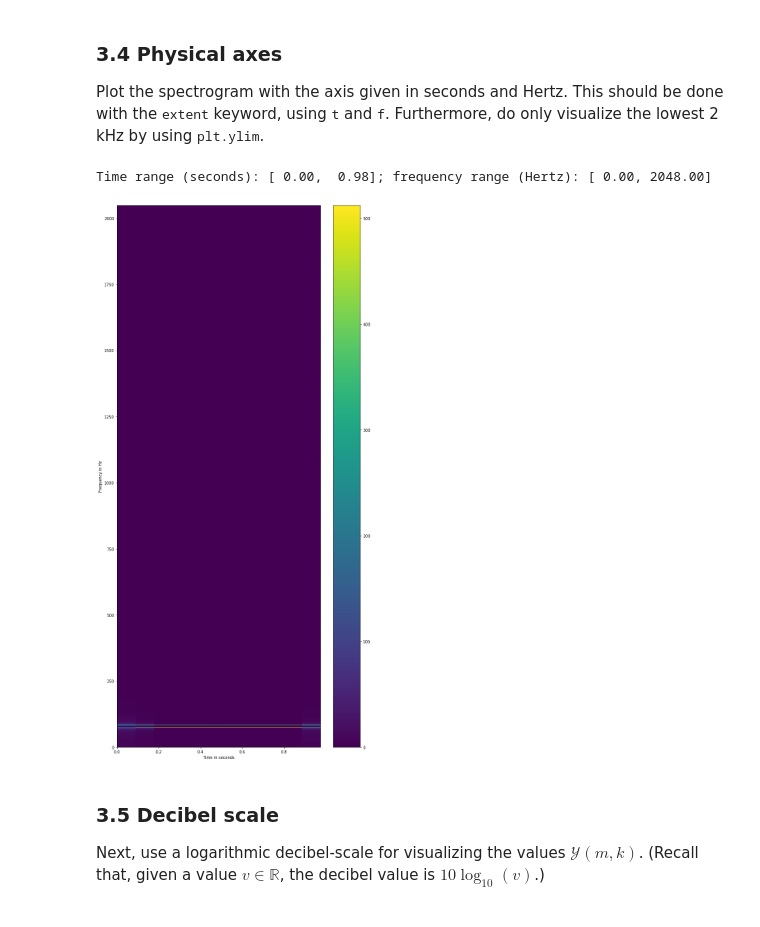
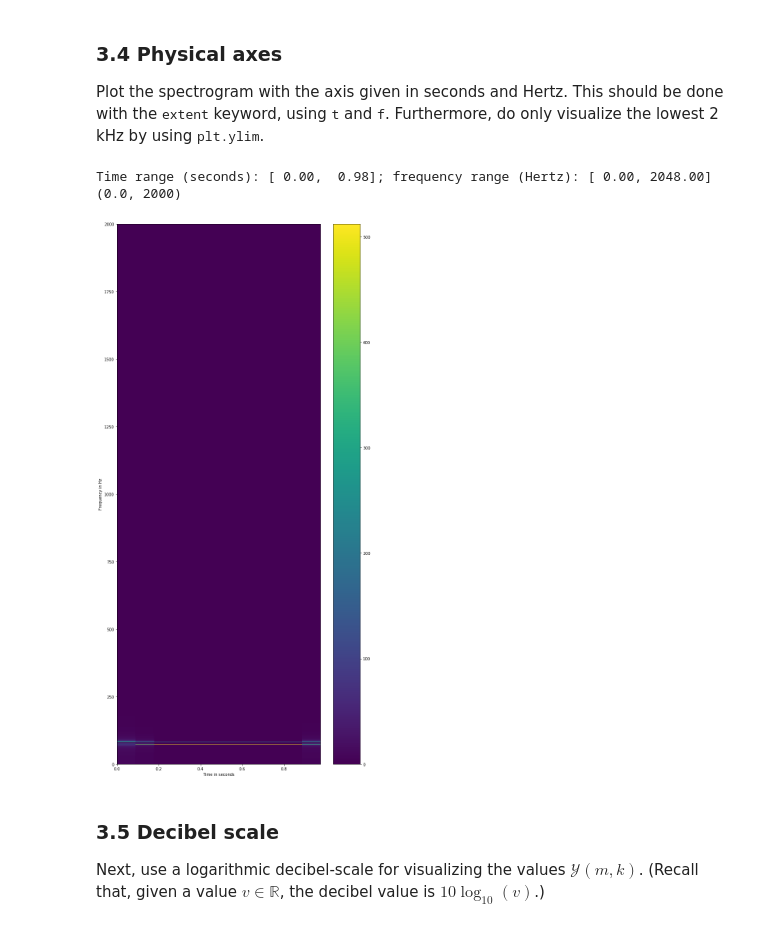
Before and after one commit to marc-philipp-knechtle/mir, a Jupyter notebook: ExerciseMIR/exercise03.ipynb, the cells around one changed output. Drawn from its saved outputs; the diff is of its cells as text; code cells hidden in the pictures.

```diff
--- a/ExerciseMIR/exercise03.ipynb
+++ b/ExerciseMIR/exercise03.ipynb
@@ -548,30 +548,33 @@ Plot the spectrogram with the axis given in seconds and Hertz. This should be do
 # %%
 ## your code here...
 """
 x-Axis: seconds
 y-Axis: hertz
 From the matplotlib documentation:
     The extent keyword argument controls the bounding box in data coordinates that the image will fill, specified as (left, right, bottom, top) in data coordinates.
     The default of extent is None
 """
 
 left = t_librosa[0]
 right = t_librosa[-1]
 lower = np.argmin(f_librosa)
 upper = np.argmax(f_librosa)
 
 print('Time range (seconds): [%5.2f, %5.2f]; frequency range (Hertz): [%5.2f, %5.2f]'
       % (left, right, lower, upper))
 
 fig = plt.figure(figsize=(10, 20))
 plt.imshow(spectrogram, cmap='viridis', aspect='auto', origin='lower', extent=[left, right, lower, upper])
 plt.xlabel('Time in seconds')
 plt.ylabel('Frequency in Hz')
+limits = plt.ylim(top=2000)
+print(str(limits))
 plt.colorbar()
 plt.tight_layout()
 # %% [output]
 Time range (seconds): [ 0.00,  0.98]; frequency range (Hertz): [ 0.00, 2048.00]
+(0.0, 2000)
-[figure, old version]
+[figure, new version]
 # %% [markdown]
 ### 3.5 Decibel scale
 
```
